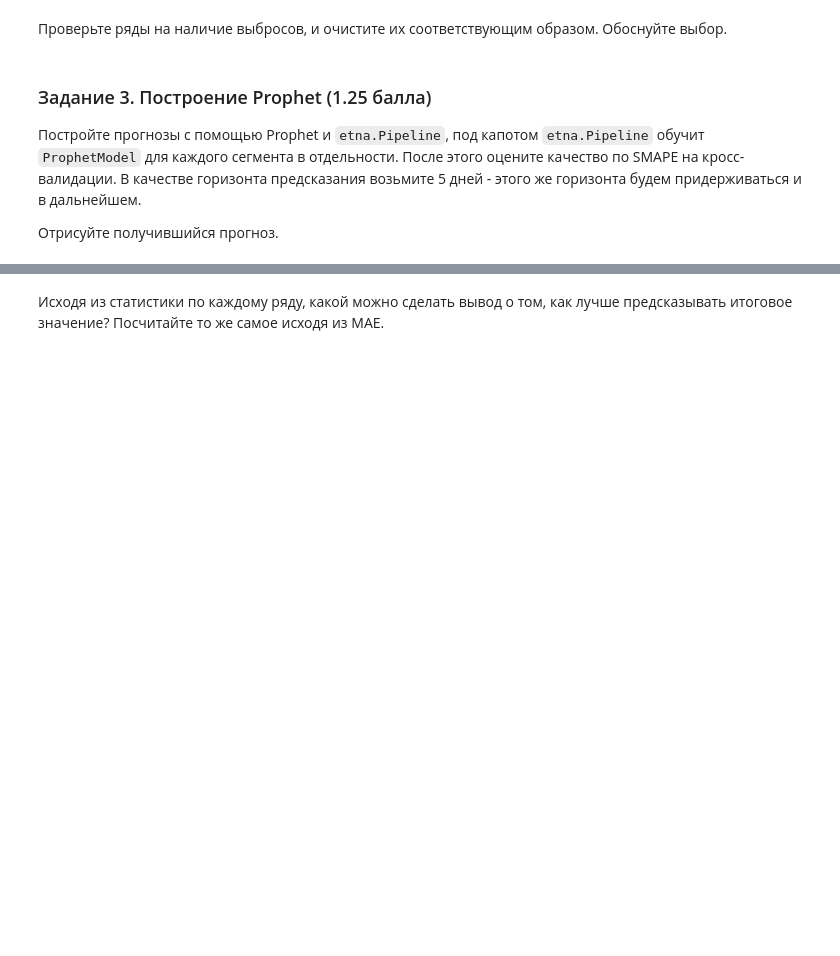
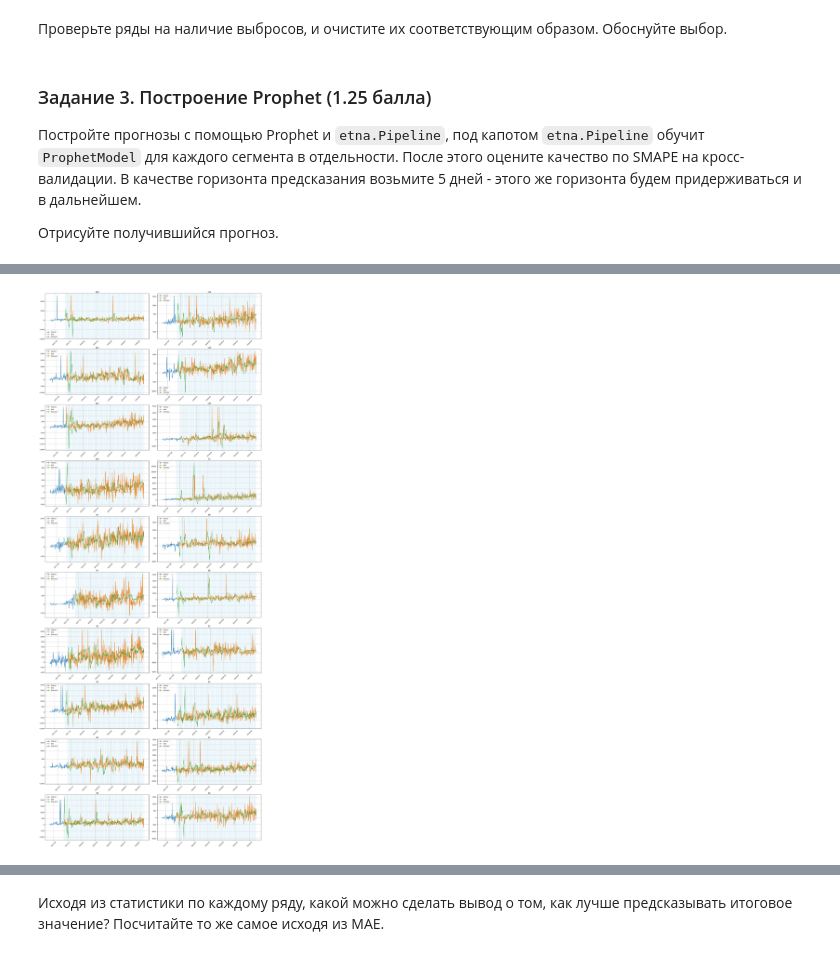
Before and after one commit to evslou/DS, a Jupyter notebook: DAA/HW3_ts.ipynb, the cells around one changed output, grey strips where cells are left out. Drawn from its saved outputs; the diff is of its cells as text; code cells hidden in the pictures; blank space fills up the shorter version.

```diff
--- a/DAA/HW3_ts.ipynb
+++ b/DAA/HW3_ts.ipynb
@@ -58,0 +67,3 @@ from etna.datasets import TSDataset
+# %%
+ts = TSDataset(df.rename(columns={'datetime': 'timestamp', 'atm_id': 'segment', 'operation_value': 'target'}), freq="D")
+ts.head(120)
@@ -58,0 +88,4 @@ from etna.datasets import TSDataset
+# %%
+ts1 = TSDataset(df.rename(columns={'datetime': 'timestamp', 'atm_id': 'segment', 'operation_value': 'target'}), freq="D")
+transforms = [TimeSeriesImputerTransform(in_column='target', strategy='constant', constant_value=0).fit(ts1)]
+ts1.transform(transforms)
@@ -85,0 +218,12 @@ HORIZON = 5
+# %%
+model = ProphetModel(daily_seasonality=True, yearly_seasonality=True)
+
+# Создаем пайплайн с горизонтом предсказания 5 дней
+pipeline = Pipeline(model=model, horizon=HORIZON)
+
+# Оценка качества модели с помощью кросс-валидации
+metrics = [SMAPE(), MAE()]
+
+n_folds = 70  # количество фолдов для кросс-валидации
+
+metrics_df, forecast_df, fold_info_df = pipeline.backtest(ts1, metrics=metrics, n_folds=n_folds, n_jobs=2)
@@ -85,0 +264,4 @@ HORIZON = 5
+# %%
+plot_backtest(forecast_df=forecast_df, ts=ts, history_len='all')
+# %% [output]
+[figure, added]
```
Also changed, not shown: parts of 27 cells of this notebook, 7 other files.
